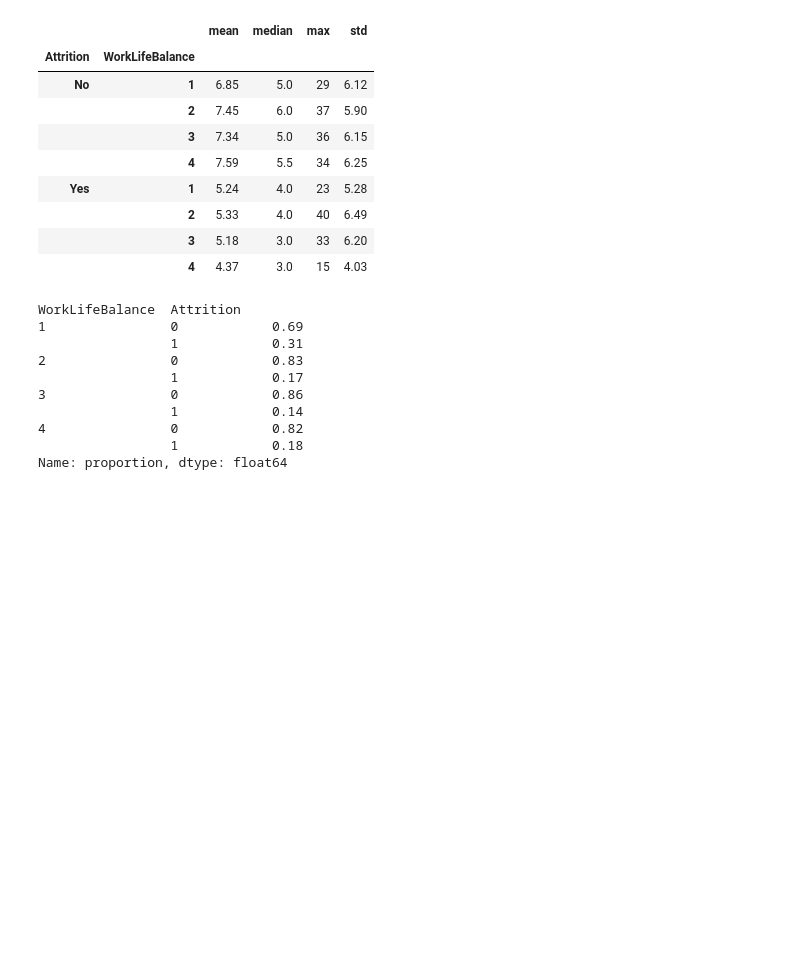
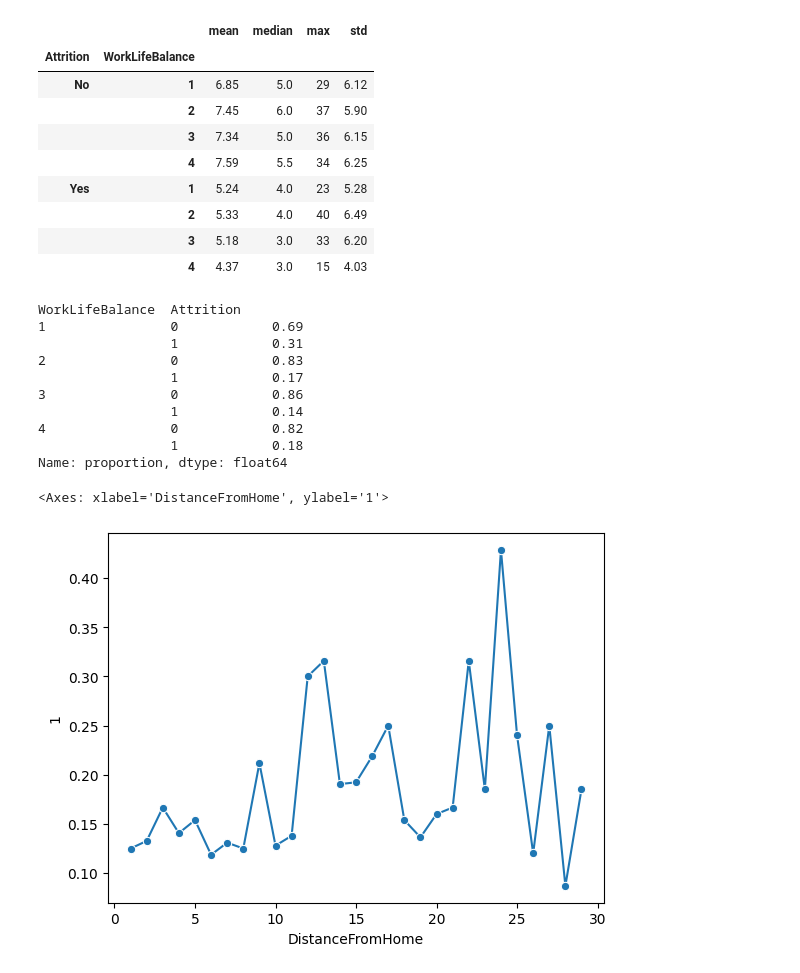
Before and after one commit to ismail-sha/Employee-Resignation-Prediction, a Jupyter notebook: resig_pred.ipynb, the cells around one changed output. Cells and saved outputs as stored; diff of their text form; code cells hidden in the pictures; blank space fills up the shorter version.

```diff
--- a/resig_pred.ipynb
+++ b/resig_pred.ipynb
@@ -153,3 +153,15 @@ WorkLifeBalance  Attrition
 4                0            0.82
                  1            0.18
 Name: proportion, dtype: float64
+# %%
+dist = (
+    df.groupby('DistanceFromHome')['Attrition']
+      .value_counts(normalize=True)
+      .unstack()[1]
+      .reset_index()
+)
+
+sns.lineplot(data=dist, x='DistanceFromHome', y=1, marker='o')
+# %% [output]
+<Axes: xlabel='DistanceFromHome', ylabel='1'>
+[figure, added]
```
Also changed, not shown: parts of 2 cells of this notebook.
